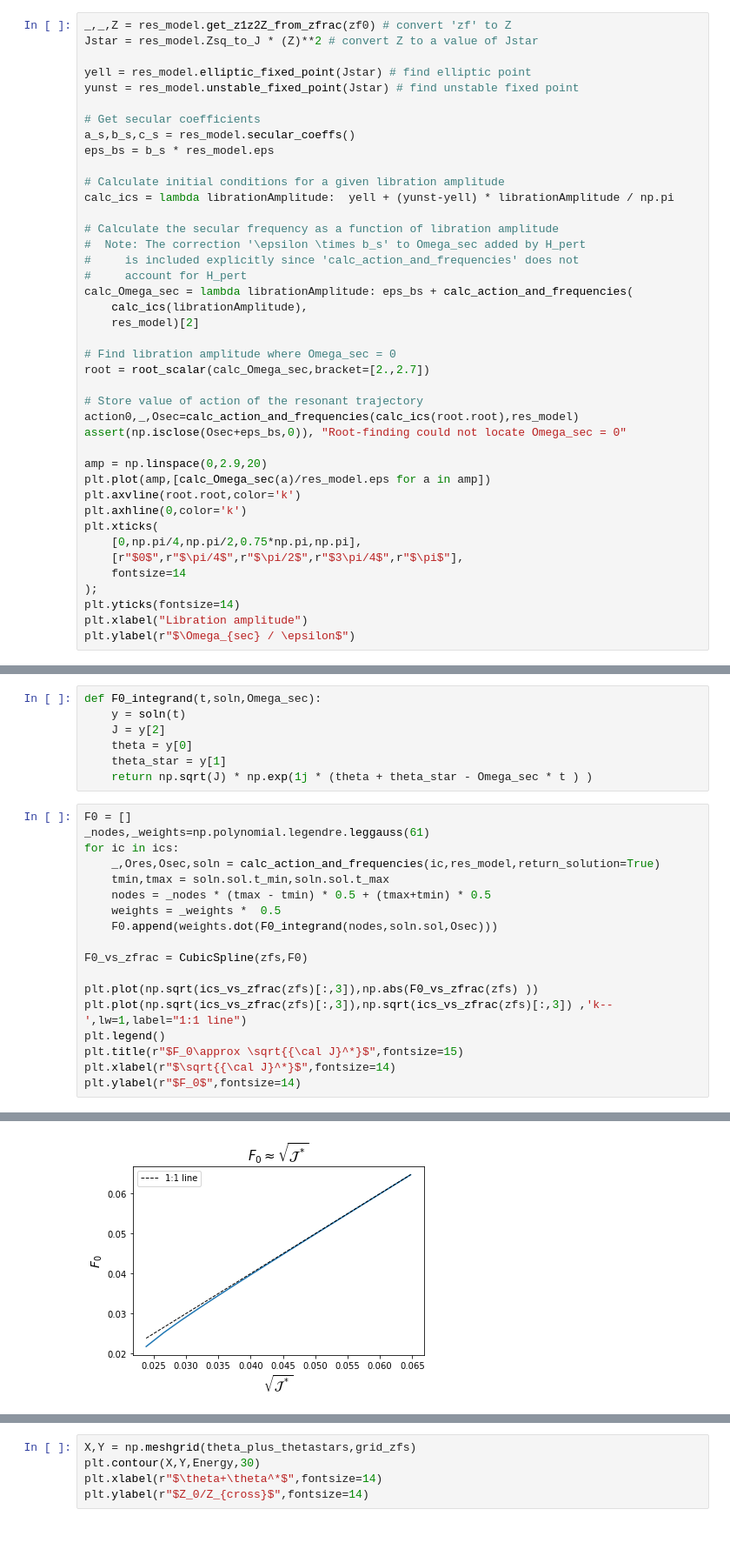
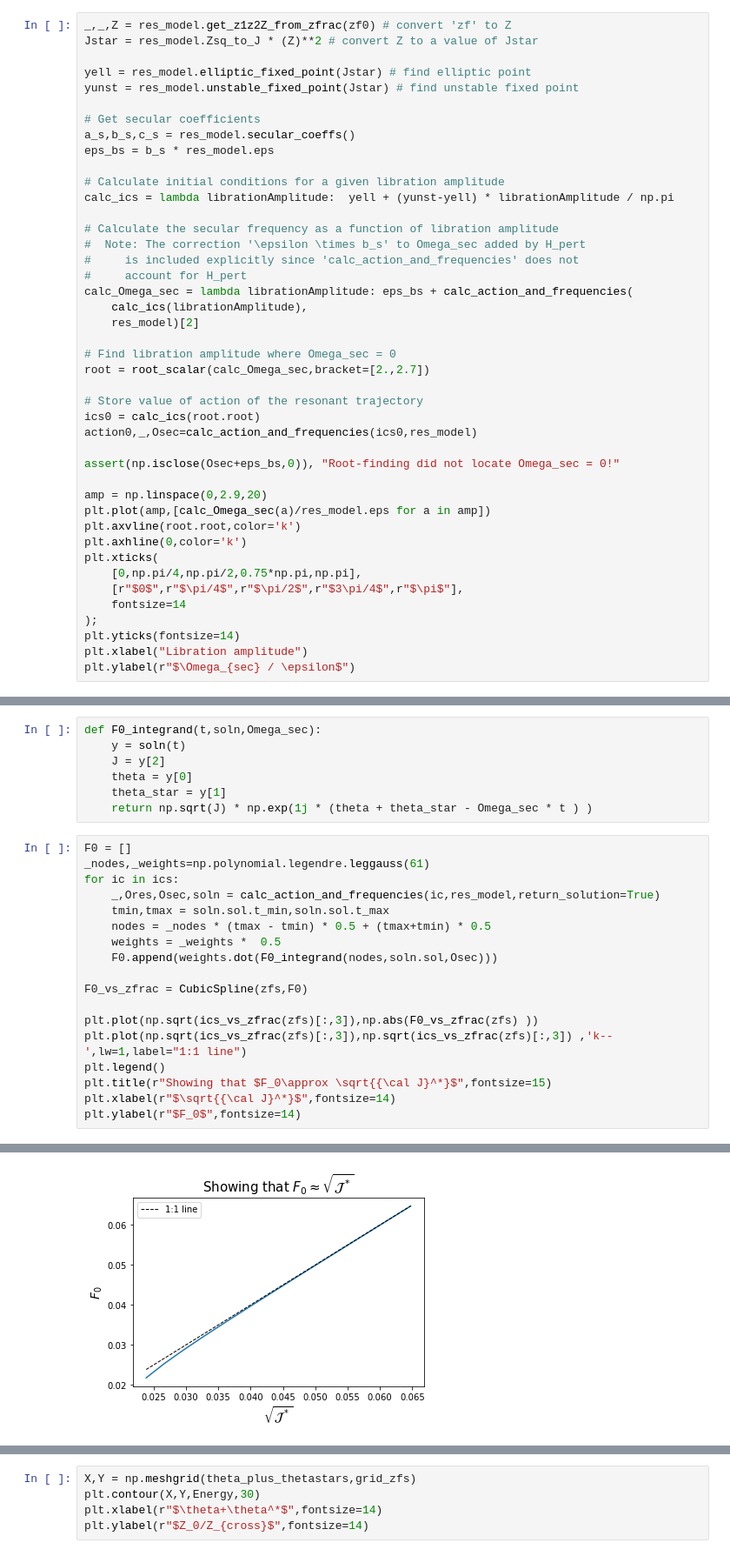
Before and after one commit to shadden/IntegrableModelforResonances, a Jupyter notebook: jupyter_examples/Secular_Resonance_Contours_Fig7.ipynb, the cells around one changed output, grey strips where cells are left out. Shown at 87% size. Saved outputs shown, nothing was run; the diff lists cells and outputs as text.

```diff
--- a/jupyter_examples/Secular_Resonance_Contours_Fig7.ipynb
+++ b/jupyter_examples/Secular_Resonance_Contours_Fig7.ipynb
@@ -73,8 +73,10 @@ calc_Omega_sec = lambda librationAmplitude: eps_bs + calc_action_and_frequencies
 root = root_scalar(calc_Omega_sec,bracket=[2.,2.7])
 
 # Store value of action of the resonant trajectory
-action0,_,Osec=calc_action_and_frequencies(calc_ics(root.root),res_model)
-assert(np.isclose(Osec+eps_bs,0)), "Root-finding could not locate Omega_sec = 0"
+ics0 = calc_ics(root.root)
+action0,_,Osec=calc_action_and_frequencies(ics0,res_model)
+
+assert(np.isclose(Osec+eps_bs,0)), "Root-finding did not locate Omega_sec = 0!"
 
 amp = np.linspace(0,2.9,20)
 plt.plot(amp,[calc_Omega_sec(a)/res_model.eps for a in amp])
@@ -203,22 +211,22 @@ def F0_integrand(t,soln,Omega_sec):
 # %%
 F0 = []
 _nodes,_weights=np.polynomial.legendre.leggauss(61)
 for ic in ics:
     _,Ores,Osec,soln = calc_action_and_frequencies(ic,res_model,return_solution=True)
     tmin,tmax = soln.sol.t_min,soln.sol.t_max
     nodes = _nodes * (tmax - tmin) * 0.5 + (tmax+tmin) * 0.5
     weights = _weights *  0.5
     F0.append(weights.dot(F0_integrand(nodes,soln.sol,Osec)))
 
 F0_vs_zfrac = CubicSpline(zfs,F0)
 
 plt.plot(np.sqrt(ics_vs_zfrac(zfs)[:,3]),np.abs(F0_vs_zfrac(zfs) ))
 plt.plot(np.sqrt(ics_vs_zfrac(zfs)[:,3]),np.sqrt(ics_vs_zfrac(zfs)[:,3]) ,'k--',lw=1,label="1:1 line")
 plt.legend()
-plt.title(r"$F_0\approx \sqrt{{\cal J}^*}$",fontsize=15)
+plt.title(r"Showing that $F_0\approx \sqrt{{\cal J}^*}$",fontsize=15)
 plt.xlabel(r"$\sqrt{{\cal J}^*}$",fontsize=14)
 plt.ylabel(r"$F_0$",fontsize=14)
 # %% [output]
 <matplotlib.text.Text at 0x...>
-[figure, old version]
+[figure, new version]
 # %%
```
Also changed, not shown: parts of 12 cells of this notebook.
